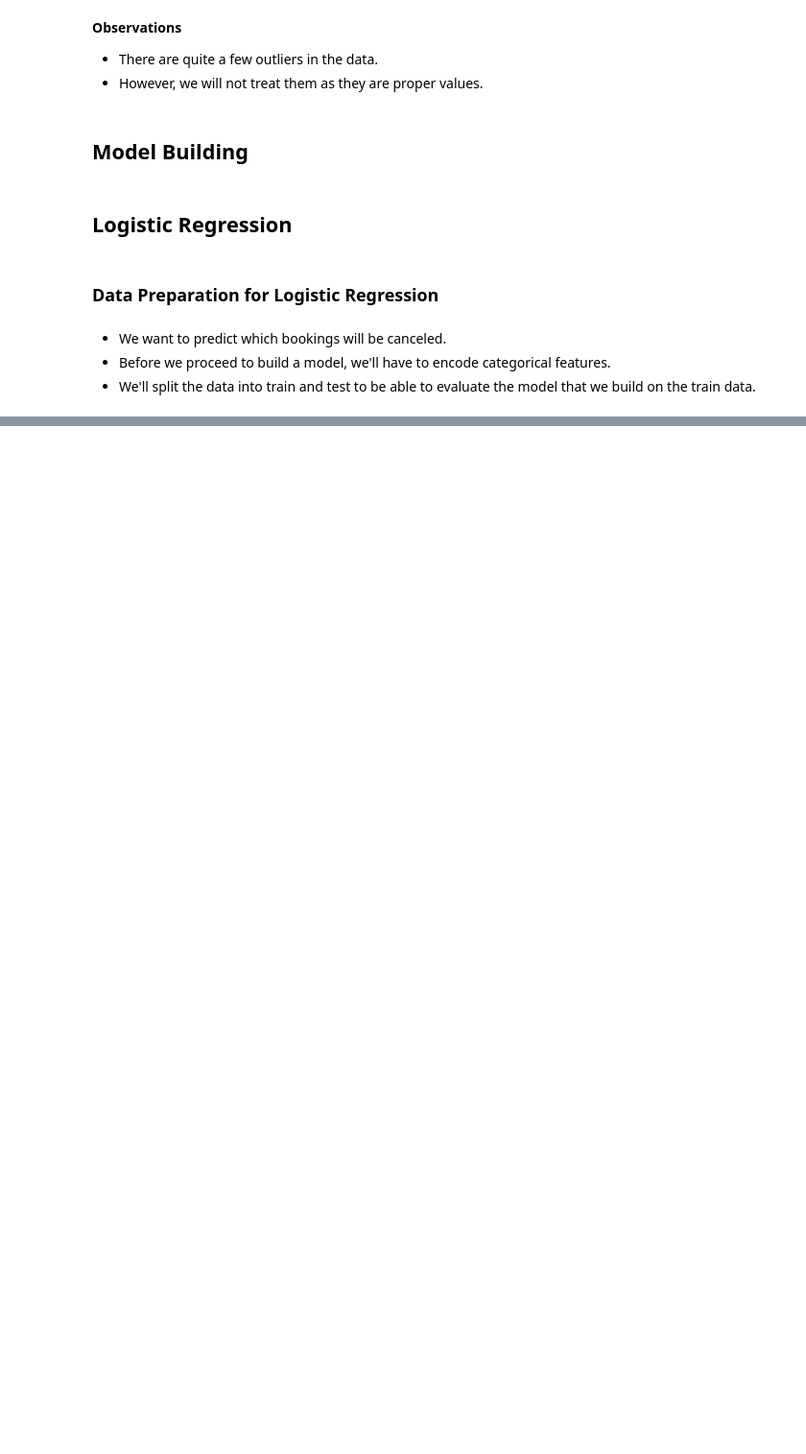
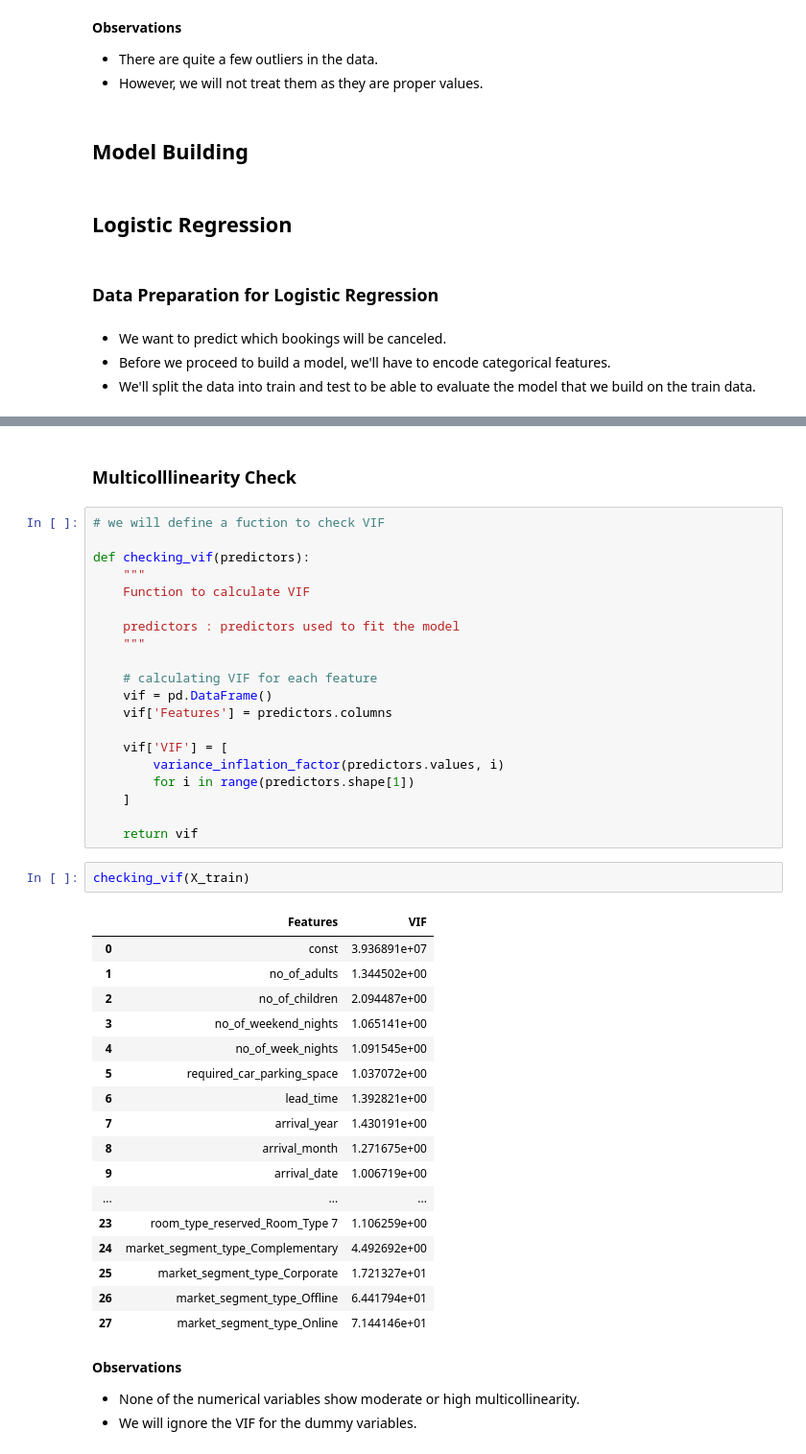
Before and after one commit to ArthurXia1031/Data_Science_Project, a Jupyter notebook: machine_learning/INN hotels/INN_ML.ipynb, the cells around one changed output, grey strips where cells are left out. Shown at 96% size. Drawn from its saved outputs; the diff is of its cells as text; blank space fills up the shorter version.

```diff
--- a/machine_learning/INN hotels/INN_ML.ipynb
+++ b/machine_learning/INN hotels/INN_ML.ipynb
@@ -870,0 +1015,47 @@ X
+# %% [markdown]
+### Multicolllinearity Check
+# %%
+# we will define a fuction to check VIF
+
+def checking_vif(predictors):
+    """
+    Function to calculate VIF
+
+    predictors : predictors used to fit the model
+    """
+
+    # calculating VIF for each feature
+    vif = pd.DataFrame()
+    vif['Features'] = predictors.columns
+
+    vif['VIF'] = [
+        variance_inflation_factor(predictors.values, i)
+        for i in range(predictors.shape[1])
+    ]
+
+    return vif
+# %%
+checking_vif(X_train)
+# %% [output]
+|  | Features | VIF |
+| 0 | const | 3.936891e+07 |
+| 1 | no_of_adults | 1.344502e+00 |
+| 2 | no_of_children | 2.094487e+00 |
+| 3 | no_of_weekend_nights | 1.065141e+00 |
+| 4 | no_of_week_nights | 1.091545e+00 |
+| 5 | required_car_parking_space | 1.037072e+00 |
+| 6 | lead_time | 1.392821e+00 |
+| 7 | arrival_year | 1.430191e+00 |
+| 8 | arrival_month | 1.271675e+00 |
+| 9 | arrival_date | 1.006719e+00 |
+| ... | ... | ... |
+| 23 | room_type_reserved_Room_Type 7 | 1.106259e+00 |
+| 24 | market_segment_type_Complementary | 4.492692e+00 |
+| 25 | market_segment_type_Corporate | 1.721327e+01 |
+| 26 | market_segment_type_Offline | 6.441794e+01 |
+| 27 | market_segment_type_Online | 7.144146e+01 |
+# %% [markdown]
+**Observations**
+
+- None of the numerical variables show moderate or high multicollinearity.
+- We will ignore the VIF for the dummy variables.
```
Also changed, not shown: parts of 30 cells of this notebook.
